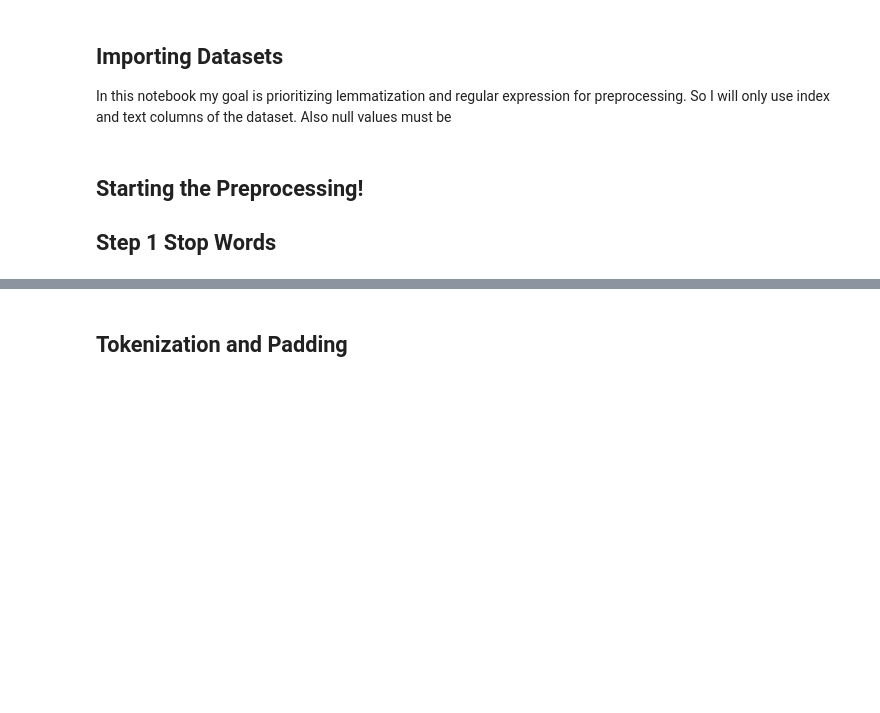
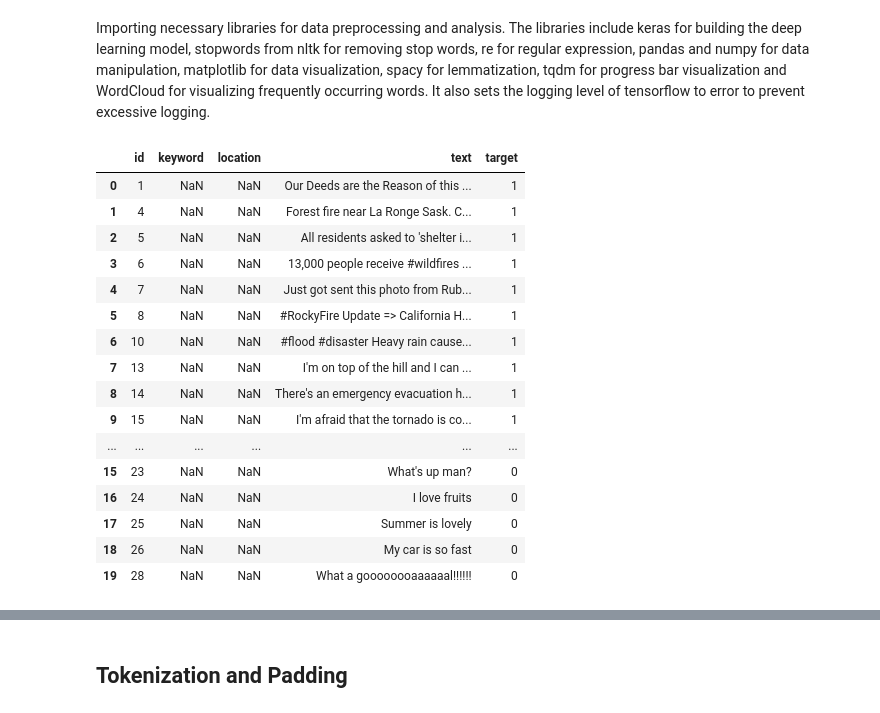
Before and after one commit to MrKosif/Disaster-Prediction-Using-NLP, a Jupyter notebook: disaster-prediction-using-nlp.ipynb, the cells around one changed output, grey strips where cells are left out. Saved outputs shown, nothing was run; the diff lists cells and outputs as text; code cells hidden in the pictures; blank space fills up the shorter version.

Commit message:
Kaggle Notebook | Disaster Prediction Using NLP | Version 13

```diff
--- a/disaster-prediction-using-nlp.ipynb
+++ b/disaster-prediction-using-nlp.ipynb
@@ -8,3 +8,5 @@ In this notebook, I tried to build a model for a disaster dataset. I also used L
+# %% [markdown]
+Importing necessary libraries for data preprocessing and analysis. The libraries include keras for building the deep learning model, stopwords from nltk for removing stop words, re for regular expression, pandas and numpy for data manipulation, matplotlib for data visualization, spacy for lemmatization, tqdm for progress bar visualization and WordCloud for visualizing frequently occurring words. It also sets the logging level of tensorflow to error to prevent excessive logging.
 # %%
 from tensorflow import keras
 from nltk.corpus import stopwords
@@ -22,9 +28,23 @@ from wordcloud import WordCloud
 tf.get_logger().setLevel('ERROR')
-# %% [markdown]
-## Importing Datasets
-In this notebook my goal is prioritizing lemmatization and regular expression for preprocessing. So I will only use index and text columns of the dataset. Also null values must be
 # %%
 df = pd.read_csv('../input/nlp-getting-started/train.csv')
-# %% [markdown]
-## Starting the Preprocessing!
-## Step 1 Stop Words
+# %%
+df.head(20)
+# %% [output]
+|  | id | keyword | location | text | target |
+| 0 | 1 | NaN | NaN | Our Deeds are the Reason of this ... | 1 |
+| 1 | 4 | NaN | NaN | Forest fire near La Ronge Sask. C... | 1 |
+| 2 | 5 | NaN | NaN | All residents asked to 'shelter i... | 1 |
+| 3 | 6 | NaN | NaN | 13,000 people receive #wildfires ... | 1 |
+| 4 | 7 | NaN | NaN | Just got sent this photo from Rub... | 1 |
+| 5 | 8 | NaN | NaN | #RockyFire Update => California H... | 1 |
+| 6 | 10 | NaN | NaN | #flood #disaster Heavy rain cause... | 1 |
+| 7 | 13 | NaN | NaN | I'm on top of the hill and I can ... | 1 |
+| 8 | 14 | NaN | NaN | There's an emergency evacuation h... | 1 |
+| 9 | 15 | NaN | NaN | I'm afraid that the tornado is co... | 1 |
+| ... | ... | ... | ... | ... | ... |
+| 15 | 23 | NaN | NaN | What's up man? | 0 |
+| 16 | 24 | NaN | NaN | I love fruits | 0 |
+| 17 | 25 | NaN | NaN | Summer is lovely | 0 |
+| 18 | 26 | NaN | NaN | My car is so fast | 0 |
+| 19 | 28 | NaN | NaN | What a goooooooaaaaaal!!!!!! | 0 |
```
Also changed, not shown: parts of 41 cells of this notebook.
